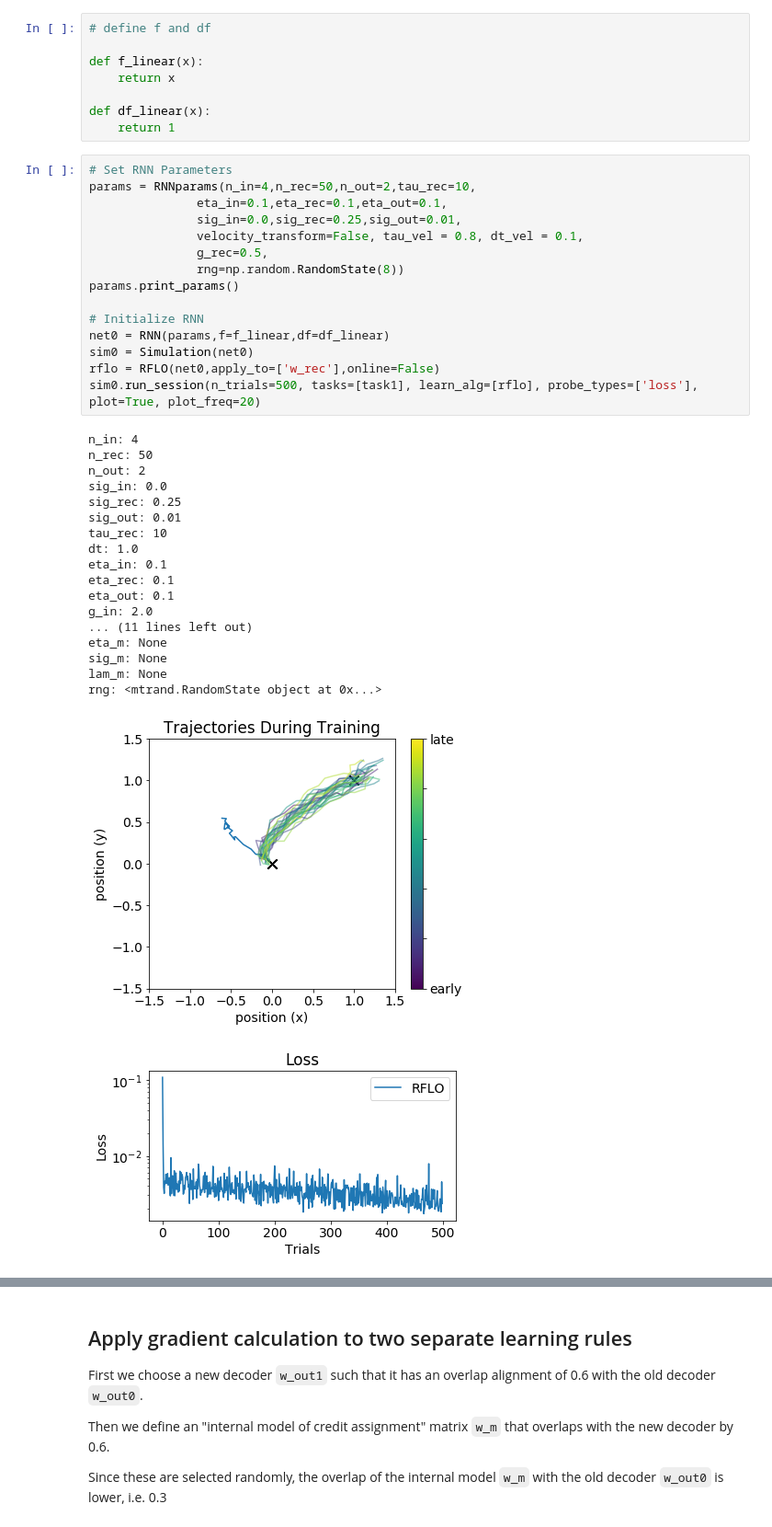
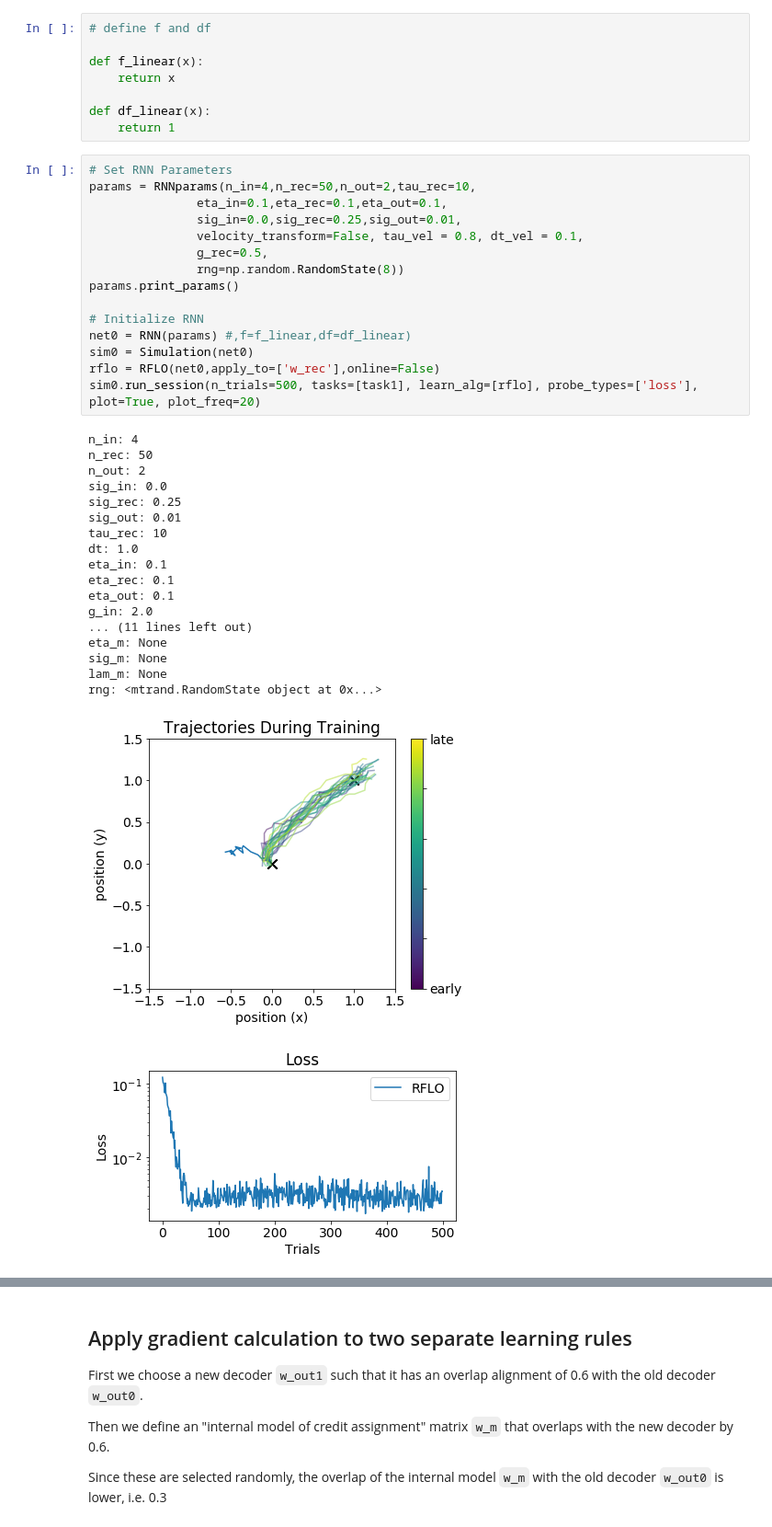
Before and after one commit to jacobfulano/rnn-learning, a Jupyter notebook: experiments/NeurIPS-2022-4-29/Figure-Weight-Correlation-Example-2022-4-29.ipynb, the cells around one changed output, grey strips where cells are left out. Shown at 92% size. Saved outputs shown, nothing was run; the diff lists cells and outputs as text.

```diff
--- a/experiments/NeurIPS-2022-4-29/Figure-Weight-Correlation-Example-2022-4-29.ipynb
+++ b/experiments/NeurIPS-2022-4-29/Figure-Weight-Correlation-Example-2022-4-29.ipynb
@@ -92,36 +92,36 @@ def df_linear(x):
 params = RNNparams(n_in=4,n_rec=50,n_out=2,tau_rec=10,
                eta_in=0.1,eta_rec=0.1,eta_out=0.1,
                sig_in=0.0,sig_rec=0.25,sig_out=0.01,
                velocity_transform=False, tau_vel = 0.8, dt_vel = 0.1,
                g_rec=0.5,
                rng=np.random.RandomState(8))
 params.print_params()
 
 # Initialize RNN
-net0 = RNN(params,f=f_linear,df=df_linear)
+net0 = RNN(params) #,f=f_linear,df=df_linear)
 sim0 = Simulation(net0)
 rflo = RFLO(net0,apply_to=['w_rec'],online=False)
 sim0.run_session(n_trials=500, tasks=[task1], learn_alg=[rflo], probe_types=['loss'], plot=True, plot_freq=20)
 # %% [output]
 n_in: 4
 n_rec: 50
 n_out: 2
 sig_in: 0.0
 sig_rec: 0.25
 sig_out: 0.01
 tau_rec: 10
 dt: 1.0
 eta_in: 0.1
 eta_rec: 0.1
 eta_out: 0.1
 g_in: 2.0
 ... (11 lines left out)
 eta_m: None
 sig_m: None
 lam_m: None
 rng: <mtrand.RandomState object at 0x...>
-[figure, old version]
+[figure, new version]
-[figure, old version]
+[figure, new version]
 # %%
 fig0 = plot_trained_trajectories(sim=sim0, tasks=[task1],title='Pretrain RFLO, train '+r'$W_{rec}$')
 # %% [output]
```
Also changed, not shown: parts of 12 cells of this notebook, 17 other files.
